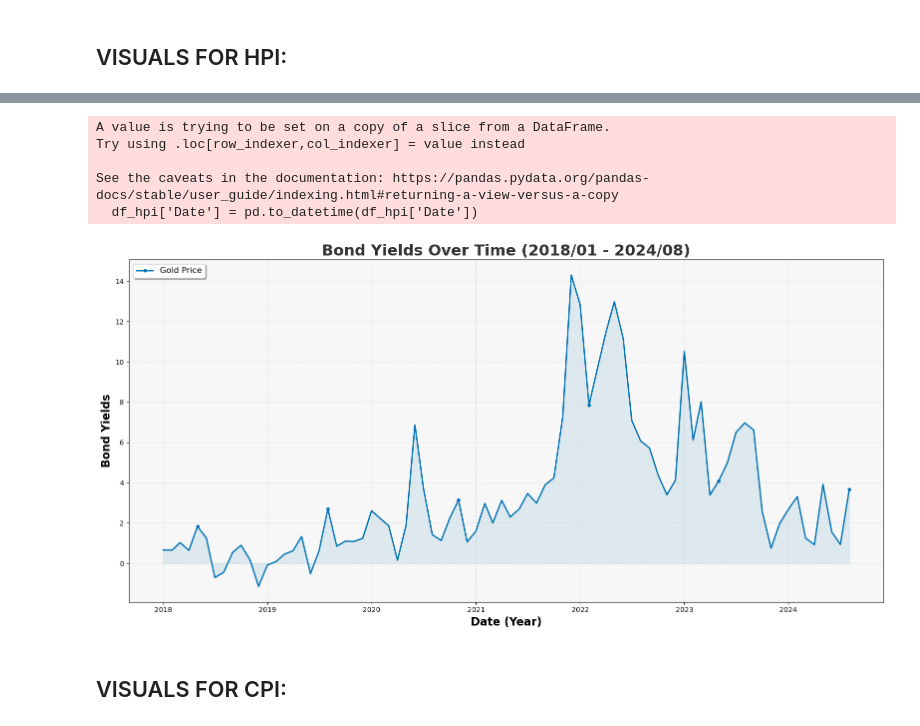
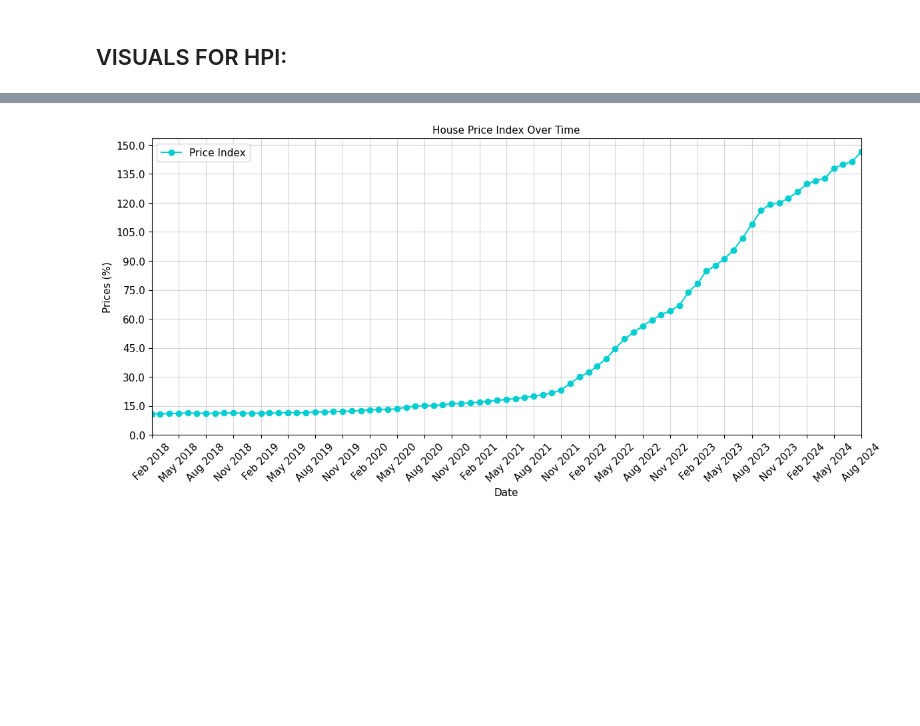
Before and after one commit to denis-lasser/hedging-against-turkish-inflation, a Jupyter notebook: notebooks/Visuals.ipynb, the cells around one changed output, grey strips where cells are left out. Saved outputs shown, nothing was run; the diff lists cells and outputs as text; code cells hidden in the pictures; blank space fills up the shorter version.

```diff
--- a/notebooks/Visuals.ipynb
+++ b/notebooks/Visuals.ipynb
@@ -12,5 +35,5 @@ import matplotlib.dates as mdates
 # %%
-desktop_path = os.path.expanduser("~/Desktop/hedging-against-turkish-inflation/notebooks/database_name.db")
+desktop_path = os.path.expanduser("~/Desktop/hedging-against-turkish-inflation/notebooks/database_final.db")
 
 if not os.path.isfile(desktop_path):
     raise FileNotFoundError(f"Database file not found at {desktop_path}")
@@ -159,6 +247,7 @@ df_gold[df_gold["Date"]=="2021-10-01"]
 # %% [markdown]
 ## VISUALS FOR BOND:
 # %%
-df_bond = pd.read_sql_query("SELECT * from BOND", conn)
-df_bond
+df_gov_bond = pd.read_sql_query("SELECT * from BOND", conn)
+df_gov_bond
+#purple
 # %% [output]
@@ -226,33 +386,54 @@ df_hpi
 # %%
-df_hpi['Date'] = pd.to_datetime(df_hpi['Date'])
-df_hpi = df_hpi[df_hpi['Date'] >= '2018-01-01']
+required_dates = pd.to_datetime(['2018-02', '2024-08'], format='%Y-%m')
+df_hpi['Date'] = pd.to_datetime(df_hpi['Date'], format='%Y-%m', errors='coerce')
 
-sns.set_palette("colorblind")
+for date in required_dates:
+    if date not in df_hpi['Date'].values:
+        df_hpi = pd.concat(
+            [df_hpi, pd.DataFrame({'Date': [date], 'House Prince Index': [np.nan]})],
+            ignore_index=True
+        )
 
-plt.figure(figsize=(16, 8))
-plt.plot(df_hpi['Date'], df_hpi['TP KFE TR-1'], color='#0072B2', label='Gold Price', linewidth=2, marker='o', markersize=4, markevery=15)
-plt.fill_between(df_hpi['Date'], df_hpi['TP KFE TR-1'], color='#0072B2', alpha=0.1)
+df_gov_bond = df_gov_bond.sort_values(by='Date').reset_index(drop=True)
 
-plt.title('Bond Yields Over Time (2018/01 - 2024/08)', fontsize=22, fontweight='bold', color='#333333')
-plt.xlabel('Date (Year)', fontsize=16, fontweight='bold')
-plt.ylabel('Bond Yields', fontsize=16, fontweight='bold')
+min_price = df_hpi['TP KFE TR'].min()
+max_price = df_hpi['TP KFE TR'].max()
 
-plt.grid(True, linestyle='--', alpha=0.3)
-plt.gca().set_facecolor('#f7f7f7')
+y_tick_step = 15
+y_ticks = np.arange(
+    np.floor(min_price / y_tick_step) * y_tick_step,
+    np.ceil(max_price / y_tick_step) * y_tick_step + y_tick_step,
+    y_tick_step
+)
 
-plt.gca().xaxis.set_major_locator(mdates.YearLocator())
-plt.gca().xaxis.set_major_formatter(mdates.DateFormatter('%Y'))
+plt.figure(figsize=(12, 6))
+plt.plot(
+    df_hpi['Date'],
+    df_hpi['TP KFE TR'],
+    marker='o',
+    linestyle='-',
+    color='#00CED1',
+    label='Price Index'
+)
+plt.title('House Price Index Over Time', fontsize=11)
+plt.xlabel('Date', fontsize=11)
+plt.ylabel('Prices (%)', fontsize=11)
+plt.yticks(y_ticks, fontsize=11)
+plt.xticks(rotation=45, fontsize=11)
+plt.gca().yaxis.set_major_formatter(FormatStrFormatter('%.1f'))
 
-plt.legend(frameon=True, shadow=True, fontsize=12, loc='upper left')
+locator = mdates.MonthLocator(interval=3)
+formatter = mdates.DateFormatter('%b %Y')
+ax = plt.gca()
+ax.xaxis.set_major_locator(locator)
+ax.xaxis.set_major_formatter(formatter)
 
+plt.xlim([pd.Timestamp('2018-02'), pd.Timestamp('2024-08')])
+
+plt.grid(True, alpha=0.5)
+plt.legend(fontsize=11, loc='upper left')
 plt.tight_layout()
+plt.subplots_adjust(bottom=0.2)
 plt.show()
 # %% [output]
-A value is trying to be set on a copy of a slice from a DataFrame.
-Try using .loc[row_indexer,col_indexer] = value instead
-
-See the caveats in the documentation: https://pandas.pydata.org/pandas-docs/stable/user_guide/indexing.html#returning-a-view-versus-a-copy
-  df_hpi['Date'] = pd.to_datetime(df_hpi['Date'])
-[figure, old version]
+[figure, new version]
-# %% [markdown]
-## VISUALS FOR CPI:
```
Also changed, not shown: parts of 24 cells of this notebook.
